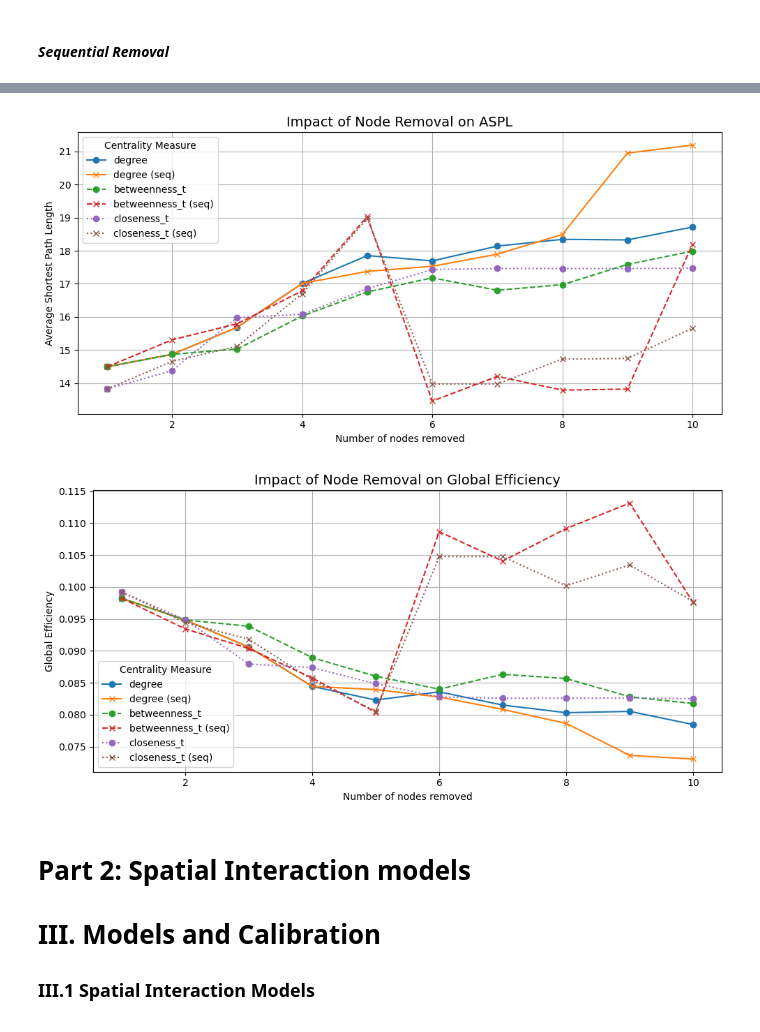
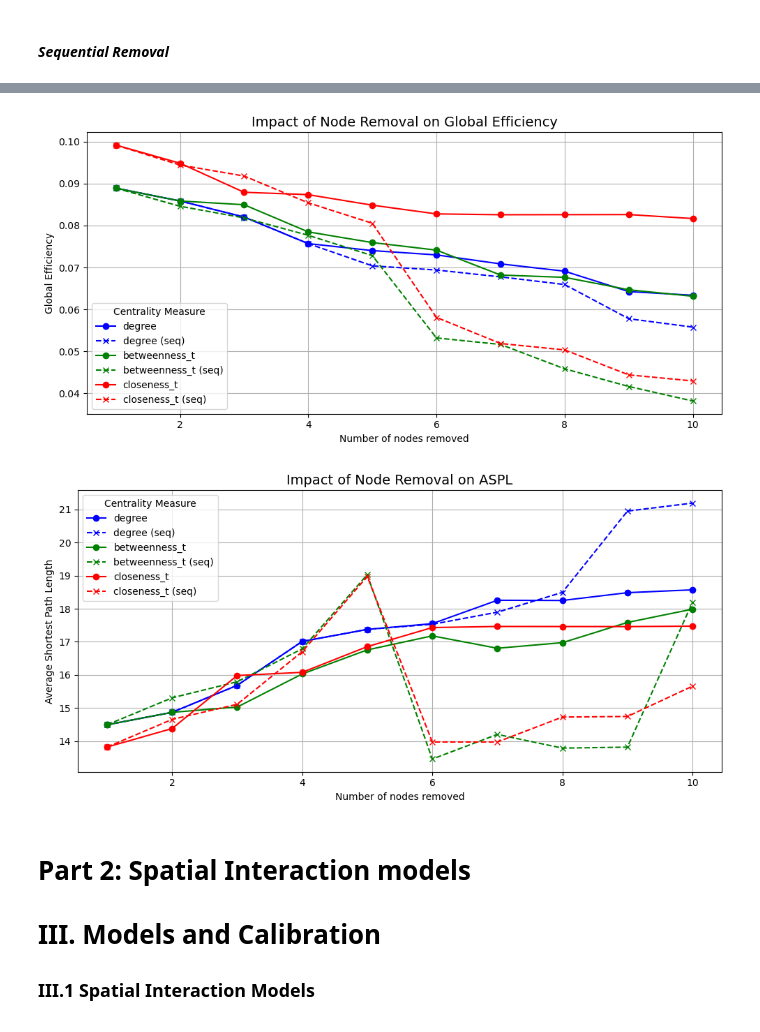
Before and after one commit to MengyuanHan1/CASA0002-Urban-Simulation, a Jupyter notebook: UrbanSim.ipynb, the cells around one changed output, grey strips where cells are left out. Saved outputs shown, nothing was run; the diff lists cells and outputs as text; code cells hidden in the pictures.

```diff
--- a/UrbanSim.ipynb
+++ b/UrbanSim.ipynb
@@ -158,0 +212,8 @@ df_sorted[0:10]
+# %%
+nq_clo_nodes = df_sorted.head(10)
+
+# 将前10个节点保存到一个变量中
+nq_clo_nodes = nq_clo_nodes.index.tolist()
+
+# 打印前10个节点的列表，确认已保存
+nq_clo_nodes
@@ -281,41 +441,42 @@ Removed node Oxford Circus, ASPL: 15.662, GE: 0.098
 # %%
+import matplotlib.pyplot as plt
+
+colors = {'degree': 'blue', 'betweenness_t': 'green', 'closeness_t': 'red'}
+line_styles = {'non_seq': '-', 'seq': '--'}
+
+# 图1:节点移除对全局效率的影响
 plt.figure(figsize=(10, 5))
-
-for cent, style in [('degree', '-'), ('betweenness_t', '--'), ('closeness_t', ':')]:
+for cent in ['degree', 'betweenness_t', 'closeness_t']:
     data_A = [r for r in results_A if r[0] == cent]
-    data_B = [r for r in results_B if r[0] == cent]
-
-    plt.plot([r[1] for r in data_A], [r[2] for r in data_A], linestyle=style, marker='o', label=cent)
-    plt.plot([r[1] for r in data_B], [r[2] for r in data_B], linestyle=style, marker='x', label=cent+' (seq)')
-
+    data_C = [r for r in results_C if r[0] == cent]
+    plt.plot([r[1] for r in data_A], [r[2] for r in data_A], linestyle=line_styles['non_seq'], color=colors[cent], marker='o', label=cent)
+    plt.plot([r[1] for r in data_C], [r[2] for r in data_C], linestyle=line_styles['seq'], color=colors[cent], marker='x', label=cent+' (seq)')
 plt.xlabel('Number of nodes removed')
-plt.ylabel('Average Shortest Path Length')
+plt.ylabel('Global Efficiency')
 plt.legend(title='Centrality Measure')
 plt.grid(True)
-plt.title('Impact of Node Removal on ASPL', fontsize=14)
+plt.title('Impact of Node Removal on Global Efficiency', fontsize=14)
 plt.tight_layout()
 plt.show()
 # %% [output]
-[figure, old version]
+[figure, new version]
 # %%
+# 图2:节点移除对平均最短路径长度的影响
 plt.figure(figsize=(10, 5))
-
-for cent, style in [('degree', '-'), ('betweenness_t', '--'), ('closeness_t', ':')]:
-    data_A = [r for r in results_A if r[0] == cent]
+for cent in ['degree', 'betweenness_t', 'closeness_t']:
     data_B = [r for r in results_B if r[0] == cent]
-
-    plt.plot([r[1] for r in data_A], [r[3] for r in data_A], linestyle=style, marker='o', label=cent)
-    plt.plot([r[1] for r in data_B], [r[3] for r in data_B], linestyle=style, marker='x', label=cent+' (seq)')
-
+    data_D = [r for r in results_D if r[0] == cent]
+    plt.plot([r[1] for r in data_B], [r[2] for r in data_B], linestyle=line_styles['non_seq'], color=colors[cent], marker='o', label=cent)
+    plt.plot([r[1] for r in data_D], [r[2] for r in data_D], linestyle=line_styles['seq'], color=colors[cent], marker='x', label=cent+' (seq)')
 plt.xlabel('Number of nodes removed')
-plt.ylabel('Global Efficiency')
+plt.ylabel('Average Shortest Path Length')
 plt.legend(title='Centrality Measure')
 plt.grid(True)
-plt.title('Impact of Node Removal on Global Efficiency', fontsize=14)
+plt.title('Impact of Node Removal on ASPL', fontsize=14)
 plt.tight_layout()
 plt.show()
 # %% [output]
-[figure, old version]
+[figure, new version]
 # %% [markdown]
 # Part 2: Spatial Interaction models
 # III. Models and Calibration
```
Also changed, not shown: parts of 11 cells of this notebook.
